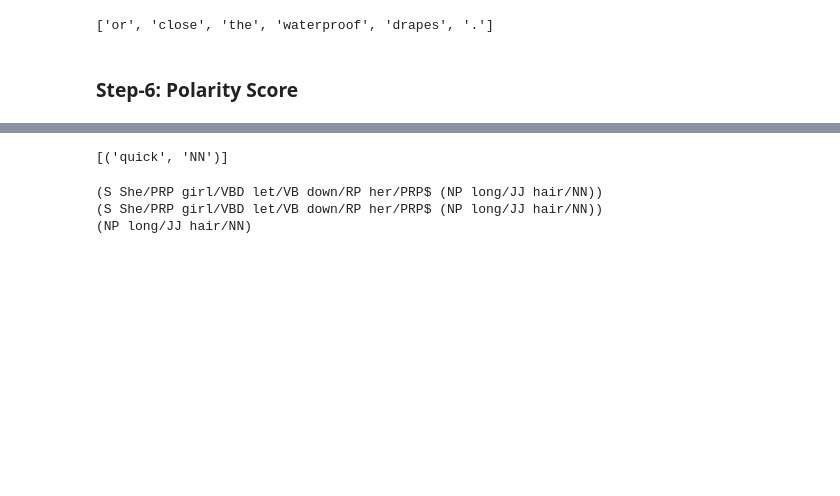
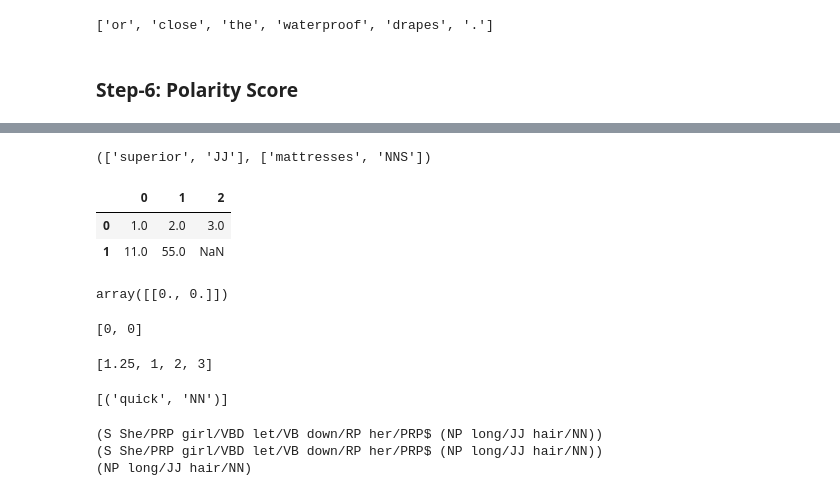
Before and after one commit to kyloop/CSC_594_AI_NLP, a Jupyter notebook: hw5_code-Copy1.ipynb, the cells around one changed output, grey strips where cells are left out. Cells and saved outputs as stored; diff of their text form; code cells hidden in the pictures; blank space fills up the shorter version.

```diff
--- a/hw5_code-Copy1.ipynb
+++ b/hw5_code-Copy1.ipynb
@@ -305,3 +362,39 @@ suite.n.02
+# %%
+tups=[('Superior', 'JJ'), ('mattresses', 'NNS')]
+for i in range(len(tups)):
+    tups[i]=list(tups[i])
+    tups[i][0]=tups[i][0].lower()
+print(tuple(tups))
+# %% [output]
+(['superior', 'JJ'], ['mattresses', 'NNS'])
+# %%
+lst=[0,0]
+lst[0] = [1,2,3]
+lst[1] = [11,55]
+
+df = pd.DataFrame({ i:pd.Series(value) for i, value in enumerate(lst) })
+df = df.T
+#df.sort_values(by=[0], ascending=[False])
+df
+# %% [output]
+|  | 0 | 1 | 2 |
+| 0 | 1.0 | 2.0 | 3.0 |
+| 1 | 11.0 | 55.0 | NaN |
+# %%
+lst=np.zeros([1,len(review_lst2)])
+lst
+# %% [output]
+array([[0., 0.]])
+# %%
+lst=[0 for item in range(len(review_lst2))]
+lst
+# %% [output]
+[0, 0]
+# %%
+lst=[1,2,3]
+[1.25]+lst
+# %% [output]
+[1.25, 1, 2, 3]
 # %%
 #sent = nltk.pos_tag(nltk.word_tokenize("She girl let down her long hair"))
 sent = nltk.pos_tag(nltk.word_tokenize("quick"))
```
Also changed, not shown: parts of 7 cells of this notebook.
